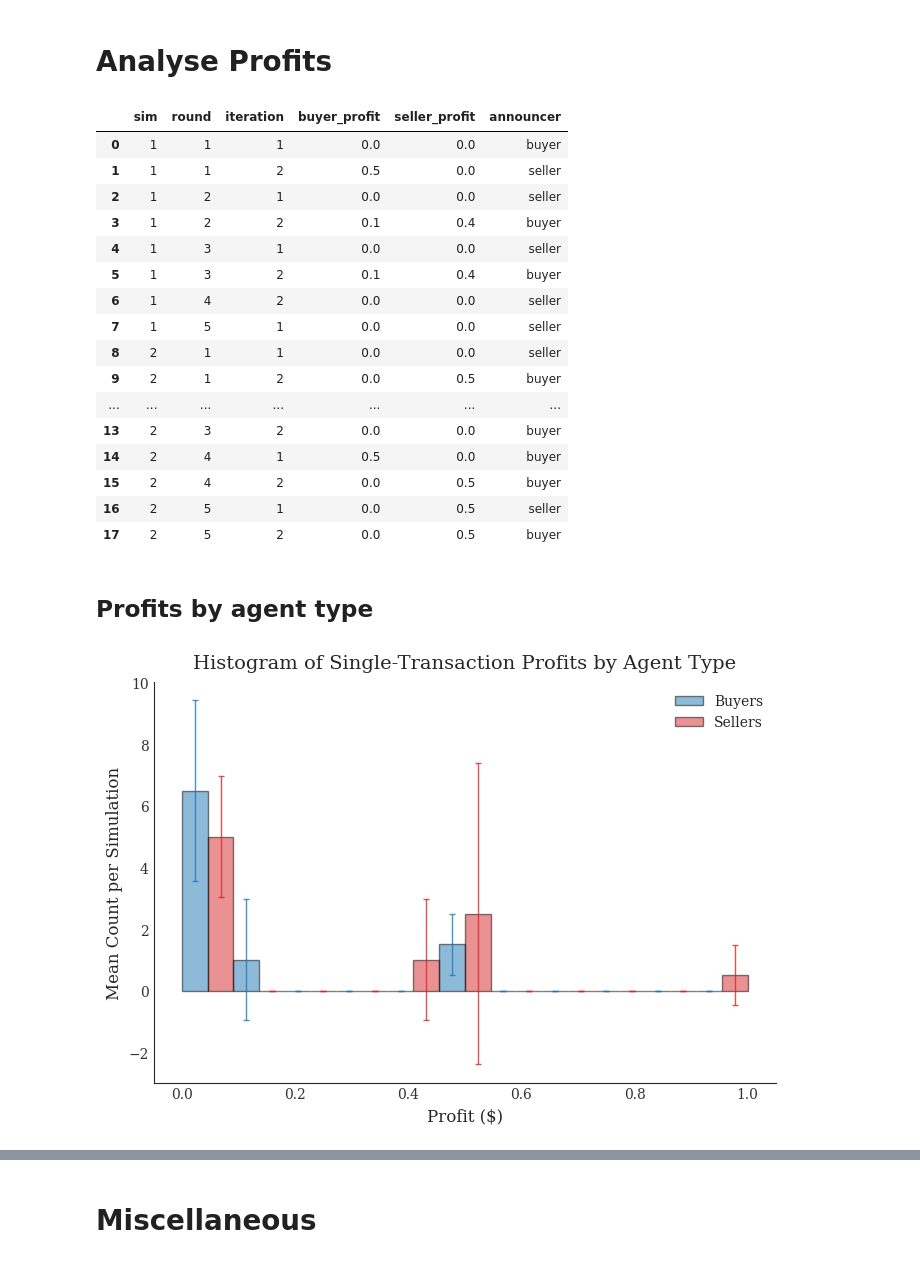
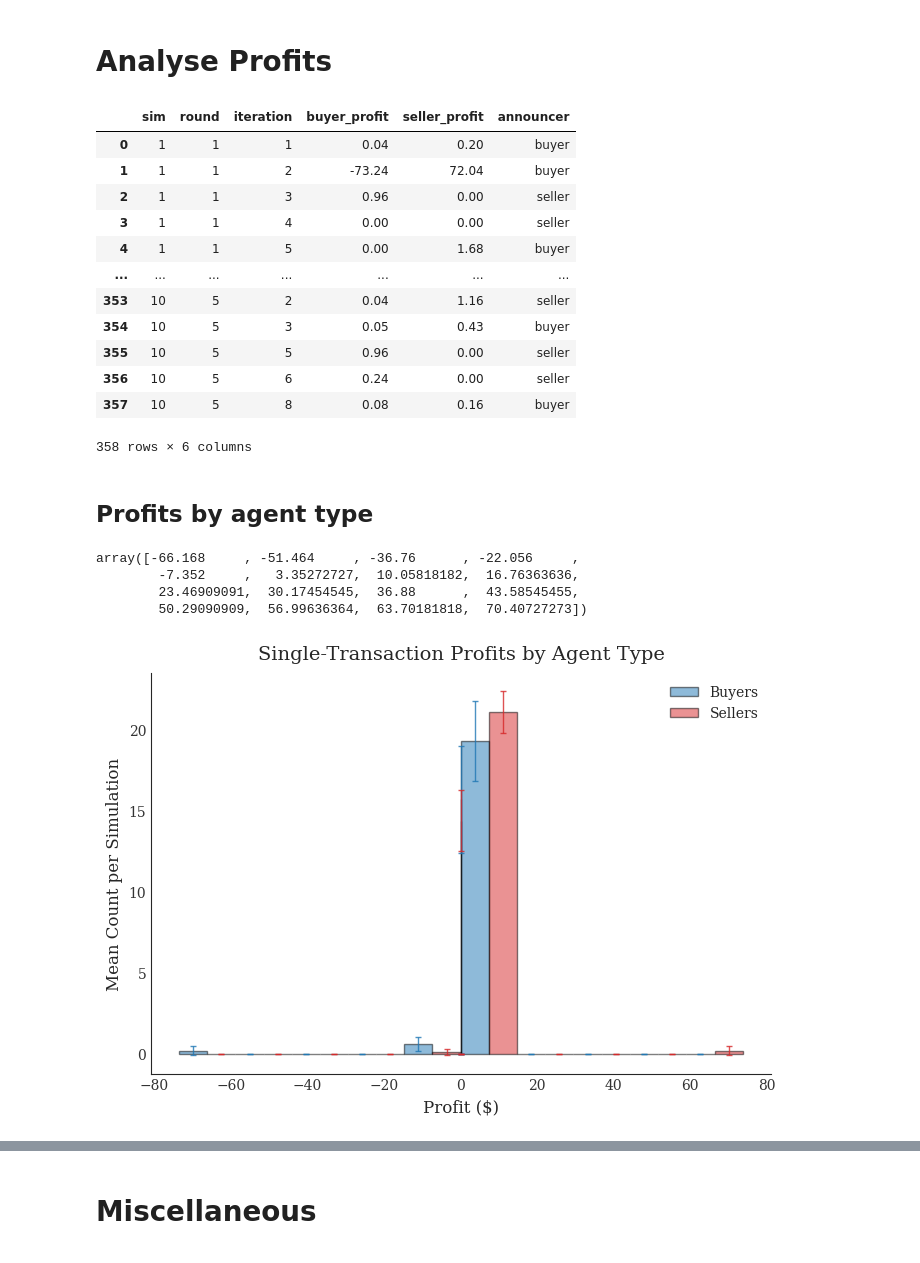
Before and after one commit to jswistak/competitive-market-simulation, a Jupyter notebook: notebooks/results_analysis_single.ipynb, the cells around one changed output, grey strips where cells are left out. Drawn from its saved outputs; the diff is of its cells as text; code cells hidden in the pictures.

```diff
--- a/notebooks/results_analysis_single.ipynb
+++ b/notebooks/results_analysis_single.ipynb
@@ -12,7 +12,8 @@ from pathlib import Path
 # Load the data
 # %%
 # select the experiment for which you want to analyse data
-experiment_id = "test_20260207_144528"
+experiment_id = "smith1_20260211_220938"
+# experiment_id = "smith2_20260211_221148"
 # %%
 # set the paths
 root_path = Path(globals()['_dh'][0]).parent
@@ -541,7 +558,7 @@ ax.errorbar(
 # Axis labels and title
 ax.set_xlabel("Announcement - Reservation Price ($)", fontsize=12, family='serif')
 ax.set_ylabel("Mean Count per Simulation", fontsize=12, family='serif')
-ax.set_title("Histogram of Announcement Deviations by Agent Type",
+ax.set_title("Announcement Deviations by Agent Type",
              fontsize=14, family='serif', pad=10)
 
 # Tick styling
@@ -658,6 +688,10 @@ n_rows = (n_sims + n_cols - 1) // n_cols  # ceil division
 
 fig, axes = plt.subplots(n_rows, n_cols, figsize=(12 * n_cols, 5 * n_rows))
 axes = axes.flatten()  # Makes indexing easier regardless of shape
+
+# --- Dynamic axis limits ---
+y_min = np.max([np.concat([supply, demand]).min() - 1, 0])
+y_max = np.concat([supply, demand]).max() + 1
 
 for i, sim in enumerate(sorted(sims)):
     ax = axes[i]
@@ -697,12 +731,10 @@ for i, sim in enumerate(sorted(sims)):
         ax.axvline(x=x + 0.5, color='grey', linestyle='--', linewidth=1.5)
 
     ax.axhline(y=1.5, color='red', linestyle='--')
-    ax.set_xticks(df_plot.index)
-    ax.set_xticklabels(df_plot['iteration'], rotation=0)
+    ax.set_xticks([])
     ax.set_title(f'Bid vs Offer Prices, simulation {sim}')
-    ax.set_xlabel('Iteration within each round')
     ax.set_ylabel('Price')
-    ax.set_ylim(0, 4)
+    ax.set_ylim(y_min, y_max)
     ax.legend()
 
 # Hide any unused subplots (if n_sims is odd)
@@ -727,6 +759,10 @@ n_rows = (n_sims + n_cols - 1) // n_cols  # ceil division
 
 fig, axes = plt.subplots(n_rows, n_cols, figsize=(12 * n_cols, 5 * n_rows))
 axes = axes.flatten()
+
+# --- Dynamic axis limits ---
+y_min = np.max([np.concat([supply, demand]).min() - 1, 0])
+y_max = np.concat([supply, demand]).max() + 1
 
 for i, sim in enumerate(sorted(sims)):
     ax = axes[i]
@@ -791,12 +827,10 @@ for i, sim in enumerate(sorted(sims)):
         ax.axvline(x=x + 0.5, color='grey', linestyle='--', linewidth=1.5)
 
     ax.axhline(y=p_eq, color='red', linestyle='--')
-    ax.set_xticks(df_plot.index)
-    ax.set_xticklabels(df_plot['iteration'], rotation=0)
+    ax.set_xticks([])
     ax.set_title(f'Announcement Prices vs Transaction Prices, simulation {sim}')
-    ax.set_xlabel('Iteration within each round')
     ax.set_ylabel('Price')
-    ax.set_ylim(0, 4)
+    ax.set_ylim(y_min, y_max)
     ax.legend()
 
 # Hide any unused subplots (if n_sims is odd)
@@ -913,24 +947,27 @@ df_profits = result.merge(
 df_profits
 # %% [output]
 |  | sim | round | iteration | buyer_profit | seller_profit | announcer |
-| 0 | 1 | 1 | 1 | 0.0 | 0.0 | buyer |
-| 1 | 1 | 1 | 2 | 0.5 | 0.0 | seller |
-| 2 | 1 | 2 | 1 | 0.0 | 0.0 | seller |
-| 3 | 1 | 2 | 2 | 0.1 | 0.4 | buyer |
-| 4 | 1 | 3 | 1 | 0.0 | 0.0 | seller |
-| 5 | 1 | 3 | 2 | 0.1 | 0.4 | buyer |
-| 6 | 1 | 4 | 2 | 0.0 | 0.0 | seller |
-| 7 | 1 | 5 | 1 | 0.0 | 0.0 | seller |
-| 8 | 2 | 1 | 1 | 0.0 | 0.0 | seller |
-| 9 | 2 | 1 | 2 | 0.0 | 0.5 | buyer |
+| 0 | 1 | 1 | 1 | 0.04 | 0.20 | buyer |
+| 1 | 1 | 1 | 2 | -73.24 | 72.04 | buyer |
+| 2 | 1 | 1 | 3 | 0.96 | 0.00 | seller |
+| 3 | 1 | 1 | 4 | 0.00 | 0.00 | seller |
+| 4 | 1 | 1 | 5 | 0.00 | 1.68 | buyer |
 | ... | ... | ... | ... | ... | ... | ... |
-| 13 | 2 | 3 | 2 | 0.0 | 0.0 | buyer |
-| 14 | 2 | 4 | 1 | 0.5 | 0.0 | buyer |
-| 15 | 2 | 4 | 2 | 0.0 | 0.5 | buyer |
-| 16 | 2 | 5 | 1 | 0.0 | 0.5 | seller |
-| 17 | 2 | 5 | 2 | 0.0 | 0.5 | buyer |
+| 353 | 10 | 5 | 2 | 0.04 | 1.16 | seller |
+| 354 | 10 | 5 | 3 | 0.05 | 0.43 | buyer |
+| 355 | 10 | 5 | 5 | 0.96 | 0.00 | seller |
+| 356 | 10 | 5 | 6 | 0.24 | 0.00 | seller |
+| 357 | 10 | 5 | 8 | 0.08 | 0.16 | buyer |
+358 rows × 6 columns
 # %% [markdown]
 ## Profits by agent type
+# %%
+bin_centers
+# %% [output]
+array([-66.168     , -51.464     , -36.76      , -22.056     ,
+        -7.352     ,   3.35272727,  10.05818182,  16.76363636,
+        23.46909091,  30.17454545,  36.88      ,  43.58545455,
+        50.29090909,  56.99636364,  63.70181818,  70.40727273])
 # %%
 # Histogram of Single Transaction Profits by agent type
 # with 95%-CIs
@@ -941,8 +978,10 @@ min_profit = df_profits[['buyer_profit','seller_profit']].min().min()
 max_profit = df_profits[['buyer_profit','seller_profit']].max().max()
 
 # Bins: negative, zero, then positive
-positive_bins = np.linspace(0, max_profit, 12)
-bins = np.concatenate(([0], positive_bins[1:]))
+epsilon = 1e-10
+negative_bins = np.linspace(min_profit, -epsilon, 6)
+positive_bins = np.linspace(epsilon, max_profit, 6)
+bins = np.concatenate((negative_bins, [-epsilon, epsilon], positive_bins))
 bin_centers = 0.5 * (bins[:-1] + bins[1:])
 bin_width = np.diff(bins)
 
@@ -988,32 +1027,32 @@ ax.bar(
     bin_centers + bin_width/4, sellers_mean,
     width=bin_width/2, color='#d62728', alpha=0.5,
     edgecolor='k', label='Sellers'
 )
 ax.errorbar(
     bin_centers + bin_width/4, sellers_mean,
     yerr=sellers_ci, fmt='none', ecolor='#d62728',
     elinewidth=1, capsize=2, alpha=0.8
 )
 
 # --- Styling ---
 ax.set_xlabel("Profit ($)", fontsize=12, family='serif')
 ax.set_ylabel("Mean Count per Simulation", fontsize=12, family='serif')
-ax.set_title("Histogram of Single-Transaction Profits by Agent Type",
+ax.set_title("Single-Transaction Profits by Agent Type",
              fontsize=14, family='serif', pad=10)
 
 ax.tick_params(axis='both', direction='in', labelsize=10, colors='#333333')
 for label in ax.get_xticklabels() + ax.get_yticklabels():
     label.set_family('serif')
 
 # Spines and legend
 for side in ['top', 'right']:
     ax.spines[side].set_visible(False)
 ax.spines['left'].set_linewidth(0.8)
 ax.spines['bottom'].set_linewidth(0.8)
 ax.legend(loc='upper right', frameon=False, prop={'family': 'serif', 'size': 10})
 
 ax.grid(False)
 fig.tight_layout()
 plt.show()
 # %% [output]
-[figure, old version]
+[figure, new version]
```
Also changed, not shown: parts of 17 cells of this notebook.
